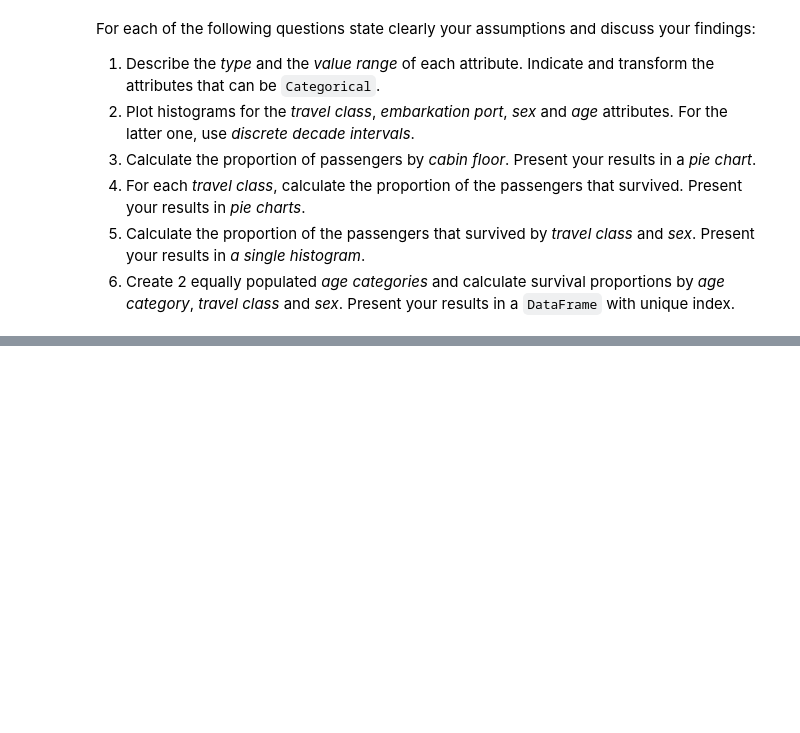
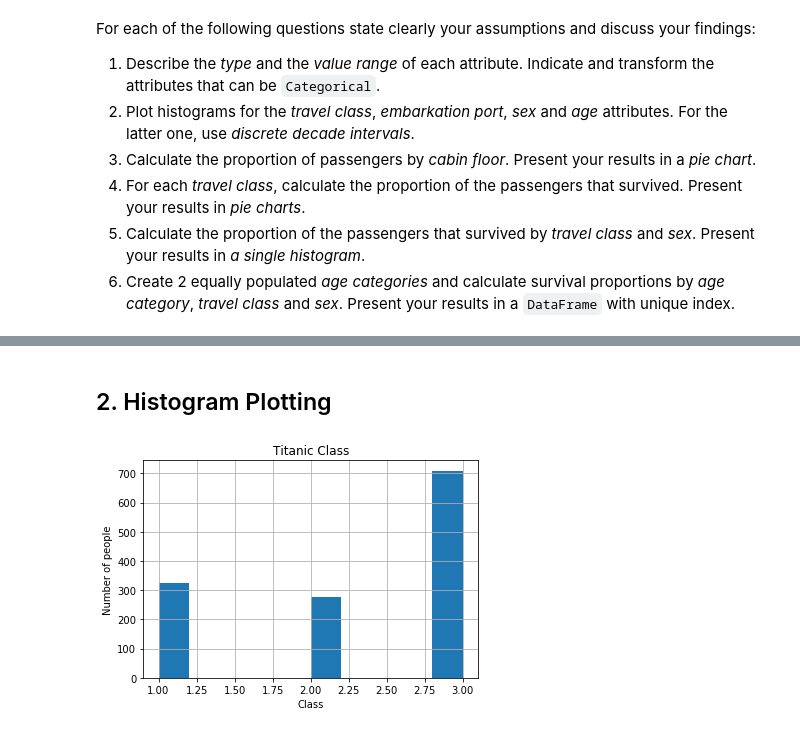
Before and after one commit to khalidomari/ADA2017, a Jupyter notebook: 01 - Pandas and Data Wrangling/Homework 1_Simao.ipynb, the cells around one changed output, grey strips where cells are left out. Drawn from its saved outputs; the diff is of its cells as text; code cells hidden in the pictures; blank space fills up the shorter version.

```diff
--- a/01 - Pandas and Data Wrangling/Homework 1_Simao.ipynb
+++ b/01 - Pandas and Data Wrangling/Homework 1_Simao.ipynb
@@ -337,0 +376,3 @@ NameError: name 'DATA_FOLDER' is not defined
+# %%
+titanic = pd.read_excel('Data/titanic.xls')
+titanic
@@ -347,0 +463,26 @@ For each of the following questions state clearly your assumptions and discuss y
+# %%
+# Transform object type to categorical, those which can take on only a limited, and usually fixed,
+# number of possible values
+titanic['sex'] = titanic.sex.astype('category')
+titanic['ticket'] = titanic.ticket.astype('category')
+titanic['cabin'] = titanic.cabin.astype('category')
+titanic['embarked'] = titanic.embarked.astype('category')
+titanic['home.dest'] = titanic['home.dest'].astype('category')
+# %% [markdown]
+## 2. Histogram Plotting
+# %%
+import matplotlib.pyplot as plt
+
+#travel class
+plt.hist(titanic.pclass)
+plt.title("Titanic Class")
+plt.xlabel("Class")
+plt.ylabel("Number of people")
+plt.grid()
+
+#x = titanic.pclass.unique()
+#plt.xticks(x, ['a','b','c']);
+
+plt.show()
+# %% [output]
+[figure, added]
```
Also changed, not shown: parts of 39 cells of this notebook.
